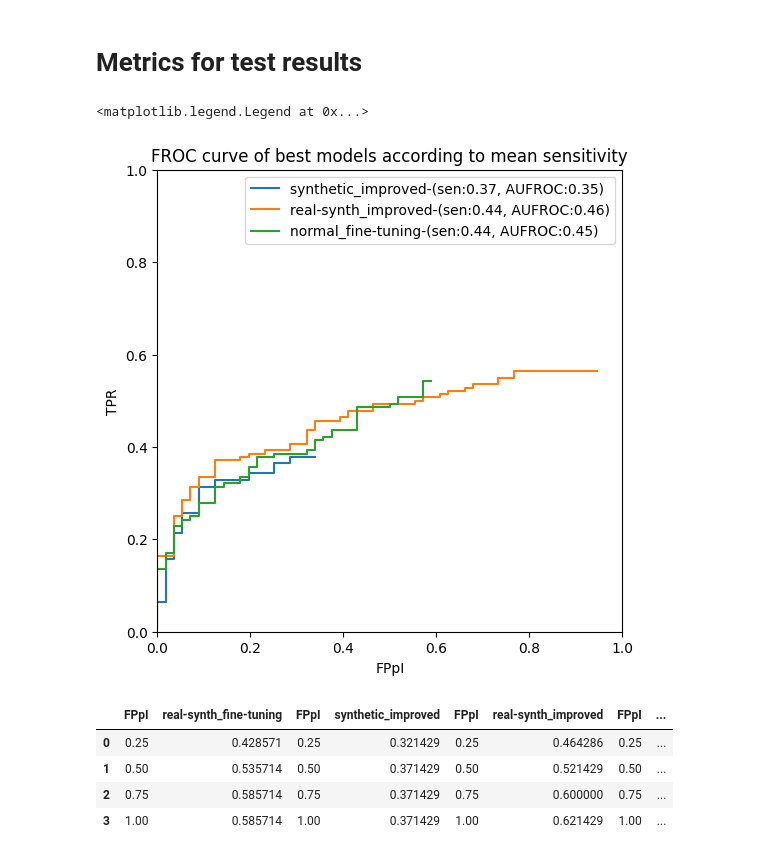
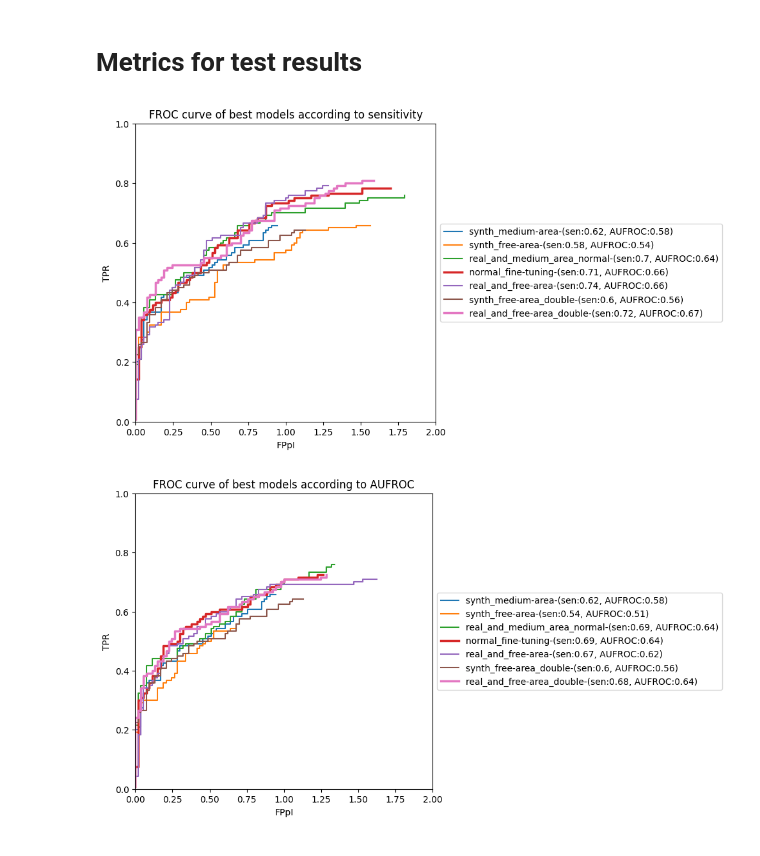
Before and after one commit to Likalto4/CEM-Detect, a Jupyter notebook: detection/evaluation/testing/testing_models.ipynb, the cells around one changed output. Saved outputs shown, nothing was run; the diff lists cells and outputs as text; code cells hidden in the pictures.

```diff
--- a/detection/evaluation/testing/testing_models.ipynb
+++ b/detection/evaluation/testing/testing_models.ipynb
@@ -67,7 +80,7 @@ for i, row in best_models_csv.iterrows():
 def computing_sensitivity_at_FPpI(froc_info):
     # compute sensitivity at:
     # sen_at = [1/4, 2/4, 3/4, 1]
-    sen_at = [0.25, 0.5]
+    sen_at = [1/2, 1, 2, 3]
     sensitivity_df = None
     for FPpI in sen_at:
         c_sen = np.interp(x=FPpI, xp=froc_info['FPpI'], fp=froc_info['TPR'])
@@ -102,40 +115,46 @@ def AUFROC_computing(froc_info, FPpI_limit=1.0):
     # compute the area under the curve using the trapezoidal rule
     AUC_value = np.trapz(froc_info['TPR'], x=froc_info['FPpI'])
 
-    return AUC_value
+    return AUC_value/FPpI_limit
 # %%
-FPpI_limit = 1
-split_name = 'split_1'
-###
-split_pred_dir = repo_path / 'detection/evaluation/data/testing' / f'{split_name}'
-# get all the csv files
-csv_pred_paths = [f for f in split_pred_dir.glob('*.csv') if f.is_file()]
+FPpI_limit = 2
+split_name = 'standard_split_wVal'
+for metric_name in ['sensitivity', "AUFROC"]:
+    ###
 
-fig, ax = plt.subplots(figsize=(6,6))
-ax.set_xlabel('FPpI')
-ax.set_ylabel('TPR')
-ax.set_title('FROC curve of best models according to mean sensitivity')
-# set TPR limits
-ax.set_ylim(0,1)
-ax.set_xlim(0,FPpI_limit)
+    split_pred_dir = repo_path / 'detection/evaluation/data/testing' / f'{split_name}' / f'{metric_name}' # change of test
+    # split_pred_dir = repo_path / 'detection/evaluation/data/testing' / f'{split_name}_SET' / f'{metric_name}'
+    # get all the csv files
+    csv_pred_paths = [f for f in split_pred_dir.glob('*.csv') if f.is_file()]
 
-for csv_path in csv_pred_paths:
-    froc_info = pd.read_csv(csv_path)
-    sensitivity_df, average_sen = computing_sensitivity_at_FPpI(froc_info)
-    aufroc = AUFROC_computing(froc_info, FPpI_limit)
-    ax.plot(froc_info['FPpI'], froc_info['TPR'], marker='',
-            label=f'{csv_path.stem}-(sen:{average_sen.round(2)}, AUFROC:{aufroc.round(2)})',
-            linestyle='-', linewidth=1.5)
+    fig, ax = plt.subplots(figsize=(6,6))
+    ax.set_xlabel('FPpI')
+    ax.set_ylabel('TPR')
+    ax.set_title(f'FROC curve of best models according to {metric_name}')
+    # set TPR limits
+    ax.set_ylim(0,1)
+    ax.set_xlim(0,FPpI_limit)
 
-ax.legend()
+    for csv_path in csv_pred_paths:
+        froc_info = pd.read_csv(csv_path)
+        sensitivity_df, average_sen = computing_sensitivity_at_FPpI(froc_info)
+        aufroc = AUFROC_computing(froc_info, FPpI_limit)
+        # if the csv path name includes the sting fine-tuning, the linewidth is increased
+        if 'fine-tuning' in csv_path.stem:
+            ax.plot(froc_info['FPpI'], froc_info['TPR'], marker='',
+                label=f'{csv_path.stem}-(sen:{average_sen.round(2)}, AUFROC:{aufroc.round(2)})',
+                linestyle='-', linewidth=2.5)
+        elif 'real_and_free-area_double' in csv_path.stem:
+            ax.plot(froc_info['FPpI'], froc_info['TPR'], marker='',
+                label=f'{csv_path.stem}-(sen:{average_sen.round(2)}, AUFROC:{aufroc.round(2)})',
+                linestyle='-', linewidth=2.5)
+        else:
+            ax.plot(froc_info['FPpI'], froc_info['TPR'], marker='',
+                label=f'{csv_path.stem}-(sen:{average_sen.round(2)}, AUFROC:{aufroc.round(2)})',
+                linestyle='-')
+
+    # legend outside the plot
+    ax.legend(loc='center left', bbox_to_anchor=(1, 0.5))
 # %% [output]
-<matplotlib.legend.Legend at 0x...>
-[figure, old version]
+[figure, new version]
+[figure, added]
-# %%
-sen_comparison
-# %% [output]
-|  | FPpI | real-synth_fine-tuning | FPpI | synthetic_improved | FPpI | real-synth_improved | FPpI | ... |
-| 0 | 0.25 | 0.428571 | 0.25 | 0.321429 | 0.25 | 0.464286 | 0.25 | ... |
-| 1 | 0.50 | 0.535714 | 0.50 | 0.371429 | 0.50 | 0.521429 | 0.50 | ... |
-| 2 | 0.75 | 0.585714 | 0.75 | 0.371429 | 0.75 | 0.600000 | 0.75 | ... |
-| 3 | 1.00 | 0.585714 | 1.00 | 0.371429 | 1.00 | 0.621429 | 1.00 | ... |
```
Also changed, not shown: parts of 1 cell of this notebook, 10 other files.
